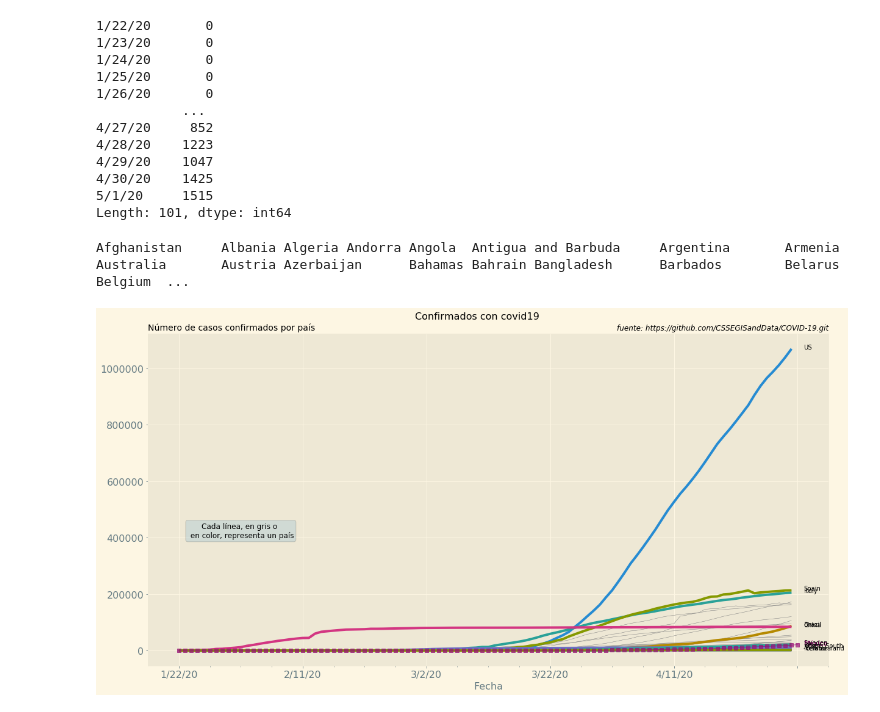
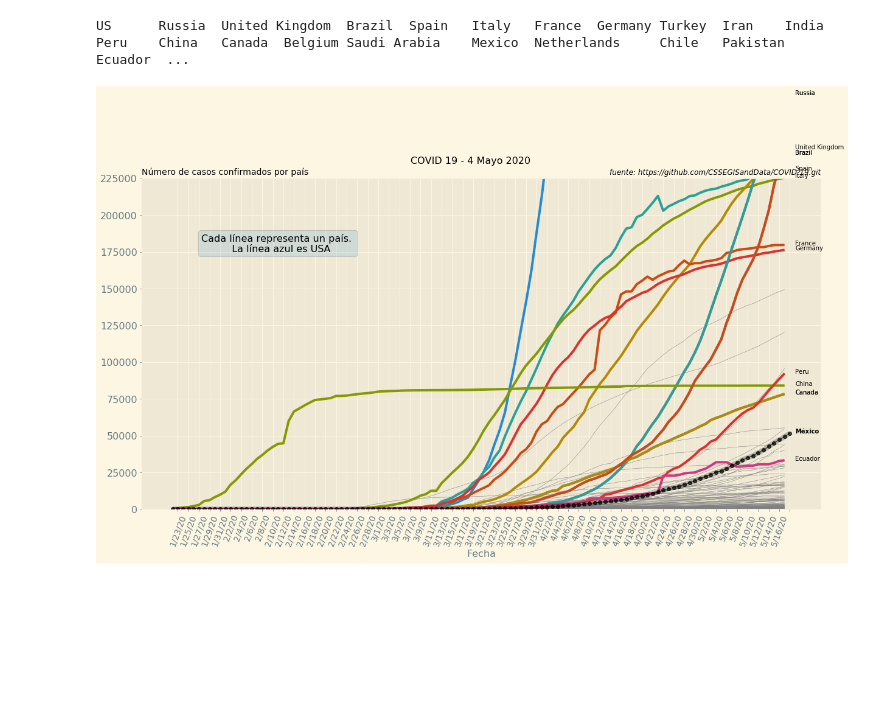
Before and after one commit to luiggix/COVID_19_Mex, a Jupyter notebook: COVID_VISINFO_REAL.ipynb, the cells around one changed output. Cells and saved outputs as stored; diff of their text form; code cells hidden in the pictures; blank space fills up the shorter version.

```diff
--- a/COVID_VISINFO_REAL.ipynb
+++ b/COVID_VISINFO_REAL.ipynb
@@ -54,6 +75,6 @@ Name: Mexico, Length: 100, dtype: int64
 # %%
 # Adicional el valor de hoy
-mexico['5/1/20'] = 20739
+mexico['5/18/20'] = 51633
 mexico
 # %% [output]
 1/22/20        0
@@ -73,23 +92,6 @@ len_mex = len(mexico)
-# %%
-E = [0]
-[E.append(mexico[i+1] - mexico[i]) for i in range(len_mex-1)]
-E = pd.Series(E, index=mexico.index)
-E
-# %% [output]
-1/22/20       0
-1/23/20       0
-1/24/20       0
-1/25/20       0
-1/26/20       0
-           ...
-4/27/20     852
-4/28/20    1223
-4/29/20    1047
-4/30/20    1425
-5/1/20     1515
-Length: 101, dtype: int64
 # %%
-for p in covid_confirmados.index:
+covid_maximos = covid_confirmados['5/17/20'].sort_values(ascending=False)
+for p in covid_maximos.index:
     print(p, end='\t')
 # %% [output]
-Afghanistan     Albania Algeria Andorra Angola  Antigua and Barbuda     Argentina       Armenia Australia       Austria Azerbaijan      Bahamas Bahrain Bangladesh      Barbados        Belarus Belgium  ...
+US      Russia  United Kingdom  Brazil  Spain   Italy   France  Germany Turkey  Iran    India   Peru    China   Canada  Belgium Saudi Arabia    Mexico  Netherlands     Chile   Pakistan        Ecuador  ...
@@ -98,32 +98,40 @@ fuente = 'fuente: https://github.com/CSSEGISandData/COVID-19.git'
 # %%
-par = {'legend':False, 'figsize':(20,10), 'logy':True,
-       'color':'gray', 'lw':0.5, 'ls':'-', 'grid':False}
+paises = ['US', 'Spain', 'Italy', 'United Kingdom', 'France', 'Germany',
+          'Russia', 'Brazil', 'Canada', 'Russia', 'China', 'Canada', 'Brazil',
+          'Peru', 'Ecuador']
+
+xtext = len(mexico)
+thr = -1
+par = {'legend':False, 'figsize':(20,10), 'logy':False,
+       'color':'gray', 'lw':0.5, 'ls':'-', 'grid':False,
+       'xticks':[i for i in range(1,xtext) if i % 2]}
 covid_confirmados.transpose().plot(**par)
 
-paises = ['US', 'Italy', 'Spain', 'Brazil', 'Japan', 'Iceland', 'China', 'Korea, South', 'New Zealand', 'Sweden', 'Iceland']
-
-xtext = len(mexico)
-col_mex='#991177'
-par_mex = {'lw':1.0, 'ls':'-', 'marker':'s', 'label':'México', 'color':col_mex, 'alpha':0.7, 'zorder':100}
-linea = mexico.plot(**par_mex)
-plt.text(xtext, covid_confirmados.loc['Mexico'][-1], 'México', weight='bold', color=col_mex)
+col_mex = 'black'
+par_mex = {'lw':1.0, 'ls':'-', 'marker':'o', 'label':'México', 'color':col_mex, 'alpha':0.7, 'zorder':100}
+linea = mexico[mexico > thr].plot(**par_mex)
+par_mex_glow = {'lw':8.0, 'ls':'-', 'marker':'', 'color':col_mex, 'alpha':0.25, 'zorder':100}
+mexico[mexico > thr].plot(**par_mex_glow)
+plt.text(xtext, mexico[-1], 'México', weight='bold', color=col_mex)
 
 for p in paises:
     par_pais = {'lw':4, 'marker':'', 'label':p}
     covid_confirmados.loc[p].plot(**par_pais)
-    plt.text(xtext, covid_confirmados.loc[p][-1], p)#, color=linea[0].get_color())
+    if p != 'US':# and p != 'Italy' and p != 'Spain': # and p != 'Brazil' and p != 'China':
+        plt.text(xtext, covid_confirmados.loc[p][-1], p)#, color=linea[0].get_color())
 
-plt.suptitle('Confirmados con covid19', y = 0.93, fontsize=16)
+plt.suptitle('COVID 19 - 4 Mayo 2020', y = 0.93, fontsize=16)
 plt.title('Número de casos confirmados por país', loc='left', fontsize=14)
 plt.title(fuente, loc='right', fontstyle='italic', fontsize=12)
-texto='Cada línea, en gris o \n en color, representa un país'
-plt.text(10, 400000, texto, ha='center', fontsize=12,
+texto='Cada línea representa un país. \n  La línea azul es USA'
+plt.text(20, 175000, texto, ha='center', fontsize=16,
         bbox=dict(boxstyle='round', alpha=0.15))#, linewidth=0.75))
 plt.xlabel('Fecha', fontsize=16)
-plt.xticks(fontsize=16)
+plt.xticks(fontsize=14, rotation=70)
 plt.yticks(fontsize=16)
-plt.minorticks_on()
-plt.yscale('linear')
-plt.savefig('covid19.pdf')
+plt.ylim(0,225000)
+#plt.minorticks_on()
+#plt.yscale('linear')
+plt.savefig('covid19_confirmados.pdf')
 # %% [output]
-[figure, old version]
+[figure, new version]
```
Also changed, not shown: parts of 31 cells of this notebook, 21 other files.
